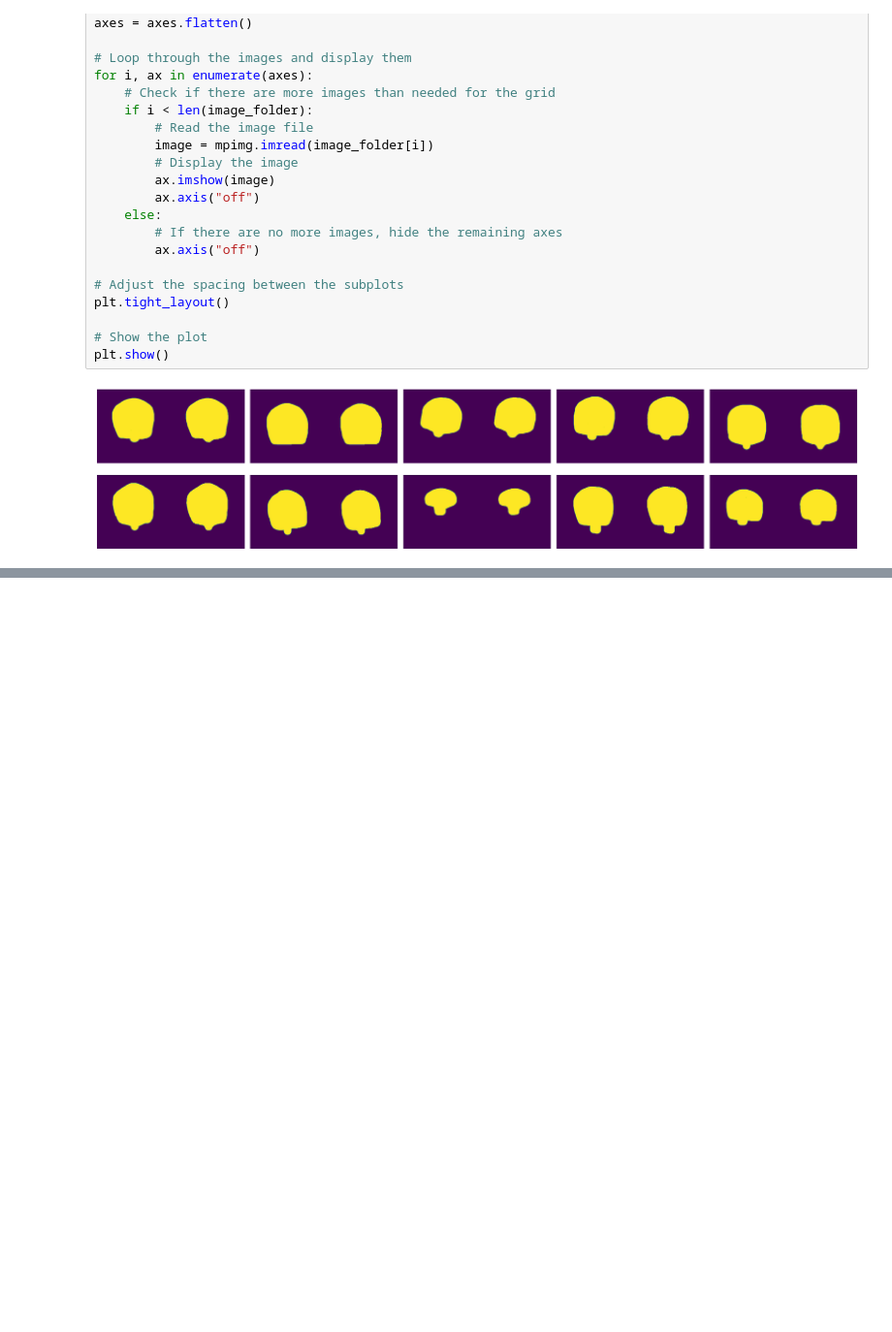
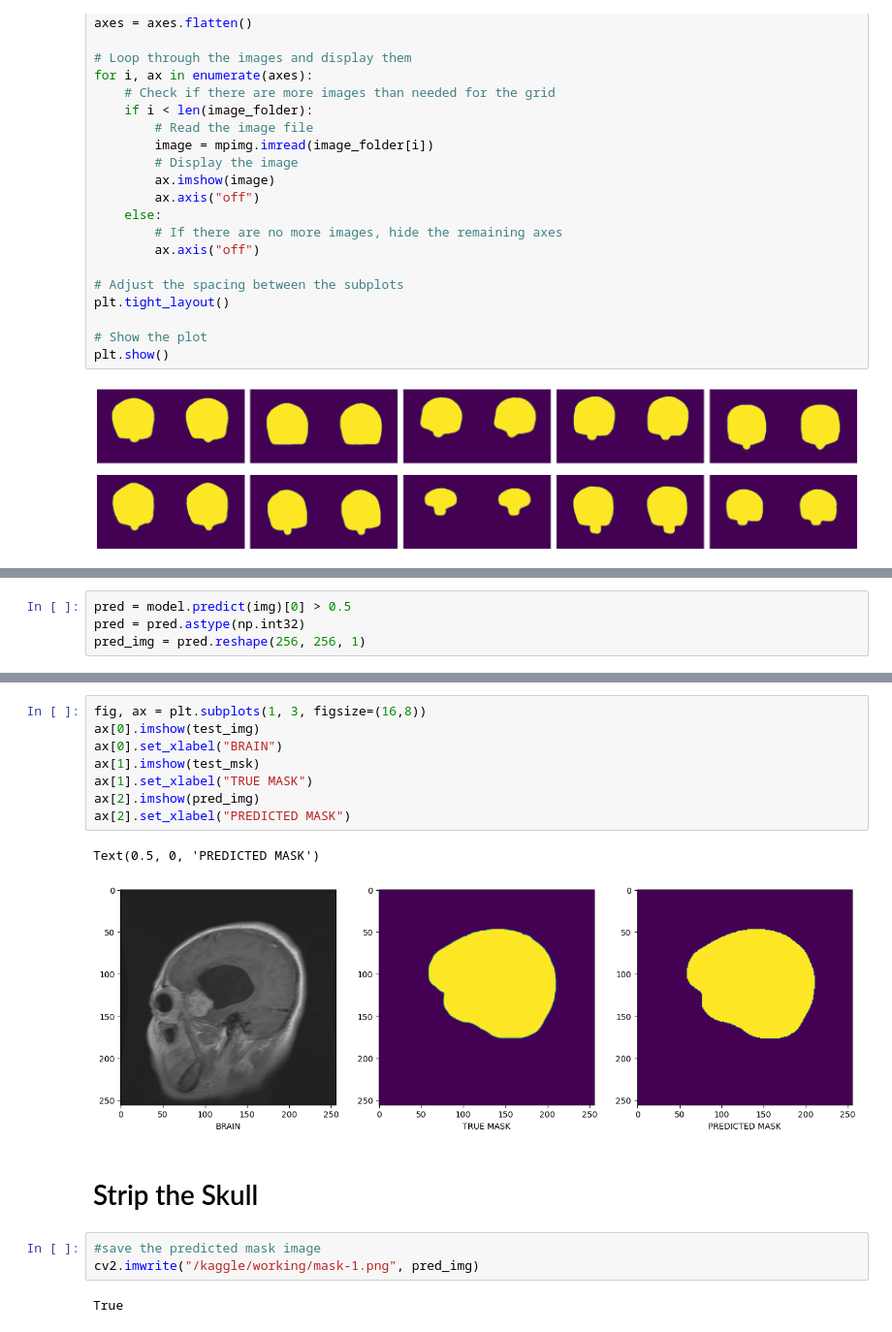
Before and after one commit to MorningStarTM/skull-stripping, a Jupyter notebook: skull-stripping-using-u-net.ipynb, the cells around one changed output, grey strips where cells are left out. Shown at 97% size. Saved outputs shown, nothing was run; the diff lists cells and outputs as text; blank space fills up the shorter version.

```diff
--- a/skull-stripping-using-u-net.ipynb
+++ b/skull-stripping-using-u-net.ipynb
@@ -354,0 +392,4 @@ plt.show()
+# %%
+pred = model.predict(img)[0] > 0.5
+pred = pred.astype(np.int32)
+pred_img = pred.reshape(256, 256, 1)
@@ -354,0 +398,18 @@ plt.show()
+# %%
+fig, ax = plt.subplots(1, 3, figsize=(16,8))
+ax[0].imshow(test_img)
+ax[0].set_xlabel("BRAIN")
+ax[1].imshow(test_msk)
+ax[1].set_xlabel("TRUE MASK")
+ax[2].imshow(pred_img)
+ax[2].set_xlabel("PREDICTED MASK")
+# %% [output]
+Text(0.5, 0, 'PREDICTED MASK')
+[figure, added]
+# %% [markdown]
+# Strip the Skull
+# %%
+#save the predicted mask image
+cv2.imwrite("/kaggle/working/mask-1.png", pred_img)
+# %% [output]
+True
```
Also changed, not shown: parts of 12 cells of this notebook.
